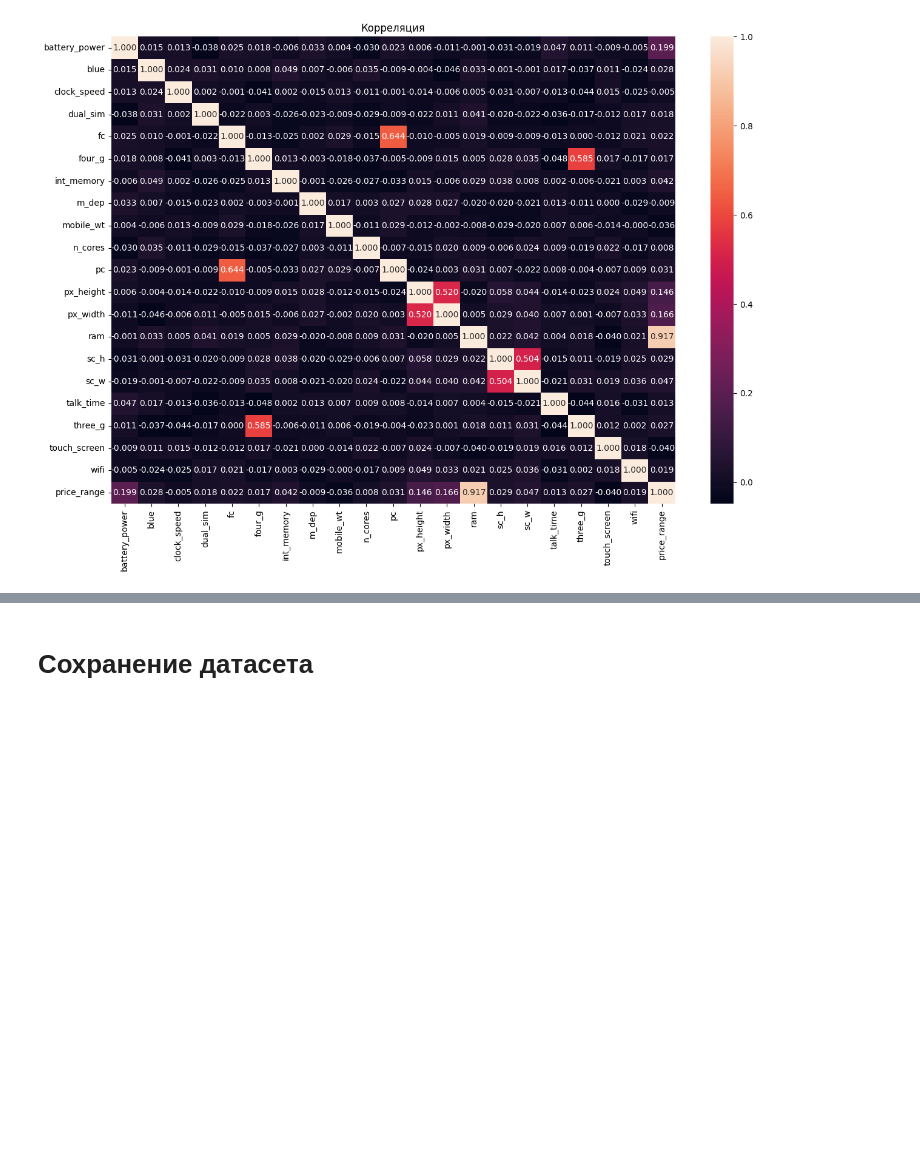
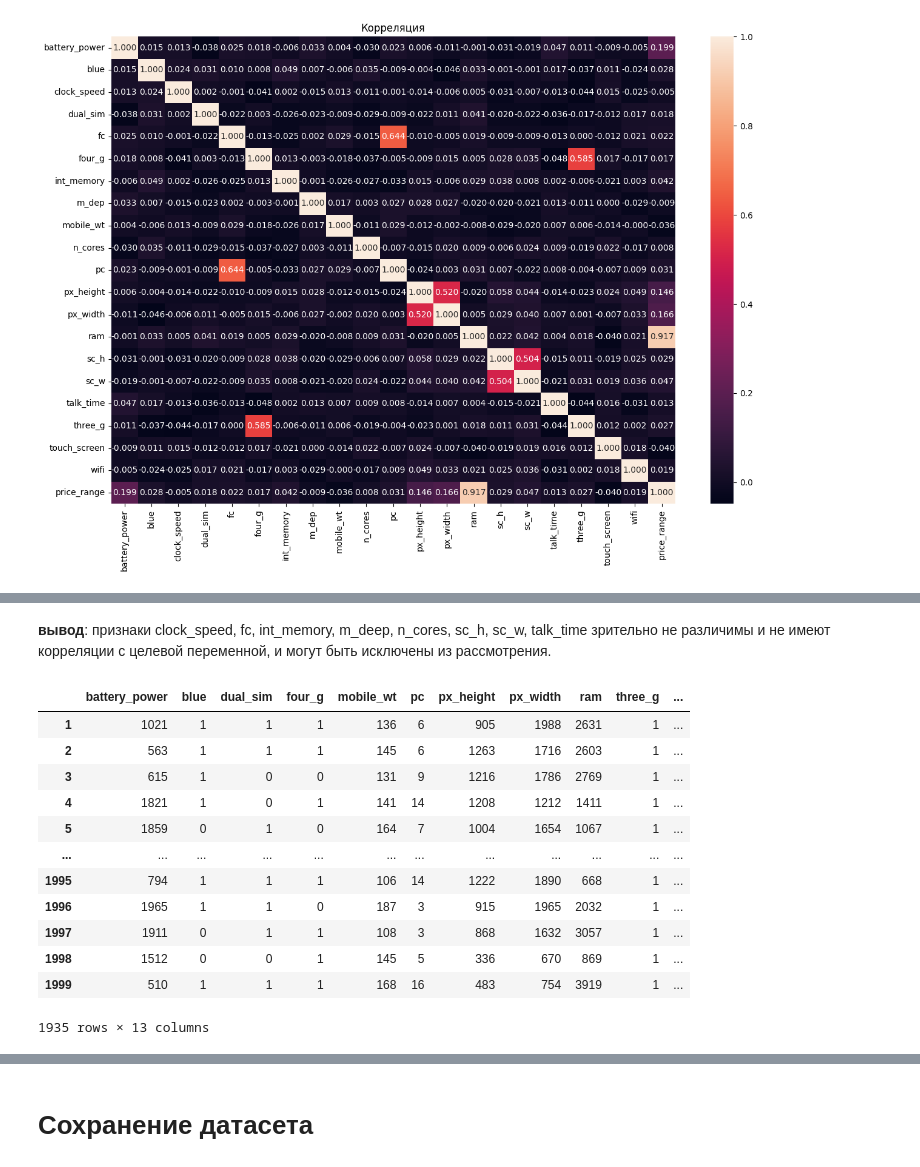
Before and after one commit to PodlubnyAY/mobile-price-classification, a Jupyter notebook: eda/eda.ipynb, the cells around one changed output, grey strips where cells are left out. Cells and saved outputs as stored; diff of their text form; code cells hidden in the pictures; blank space fills up the shorter version.

```diff
--- a/eda/eda.ipynb
+++ b/eda/eda.ipynb
@@ -185,2 +177,21 @@ plt.show()
+# %% [markdown]
+**вывод**: признаки clock_speed, fc, int_memory, m_deep, n_cores, sc_h, sc_w, talk_time зрительно не различимы и не имеют корреляции с целевой переменной, и могут быть исключены из рассмотрения.
+# %%
+df = df.drop(['clock_speed', 'fc', 'int_memory', 'm_dep', 'n_cores', 'sc_h', 'sc_w', 'talk_time'], axis=1)
+df
+# %% [output]
+|  | battery_power | blue | dual_sim | four_g | mobile_wt | pc | px_height | px_width | ram | three_g | ... |
+| 1 | 1021 | 1 | 1 | 1 | 136 | 6 | 905 | 1988 | 2631 | 1 | ... |
+| 2 | 563 | 1 | 1 | 1 | 145 | 6 | 1263 | 1716 | 2603 | 1 | ... |
+| 3 | 615 | 1 | 0 | 0 | 131 | 9 | 1216 | 1786 | 2769 | 1 | ... |
+| 4 | 1821 | 1 | 0 | 1 | 141 | 14 | 1208 | 1212 | 1411 | 1 | ... |
+| 5 | 1859 | 0 | 1 | 0 | 164 | 7 | 1004 | 1654 | 1067 | 1 | ... |
+| ... | ... | ... | ... | ... | ... | ... | ... | ... | ... | ... | ... |
+| 1995 | 794 | 1 | 1 | 1 | 106 | 14 | 1222 | 1890 | 668 | 1 | ... |
+| 1996 | 1965 | 1 | 1 | 0 | 187 | 3 | 915 | 1965 | 2032 | 1 | ... |
+| 1997 | 1911 | 0 | 1 | 1 | 108 | 3 | 868 | 1632 | 3057 | 1 | ... |
+| 1998 | 1512 | 0 | 0 | 1 | 145 | 5 | 336 | 670 | 869 | 1 | ... |
+| 1999 | 510 | 1 | 1 | 1 | 168 | 16 | 483 | 754 | 3919 | 1 | ... |
+1935 rows × 13 columns
 # %%
 plt.figure(figsize=(6, 4))
```
Also changed, not shown: parts of 9 cells of this notebook, 2 other files.
